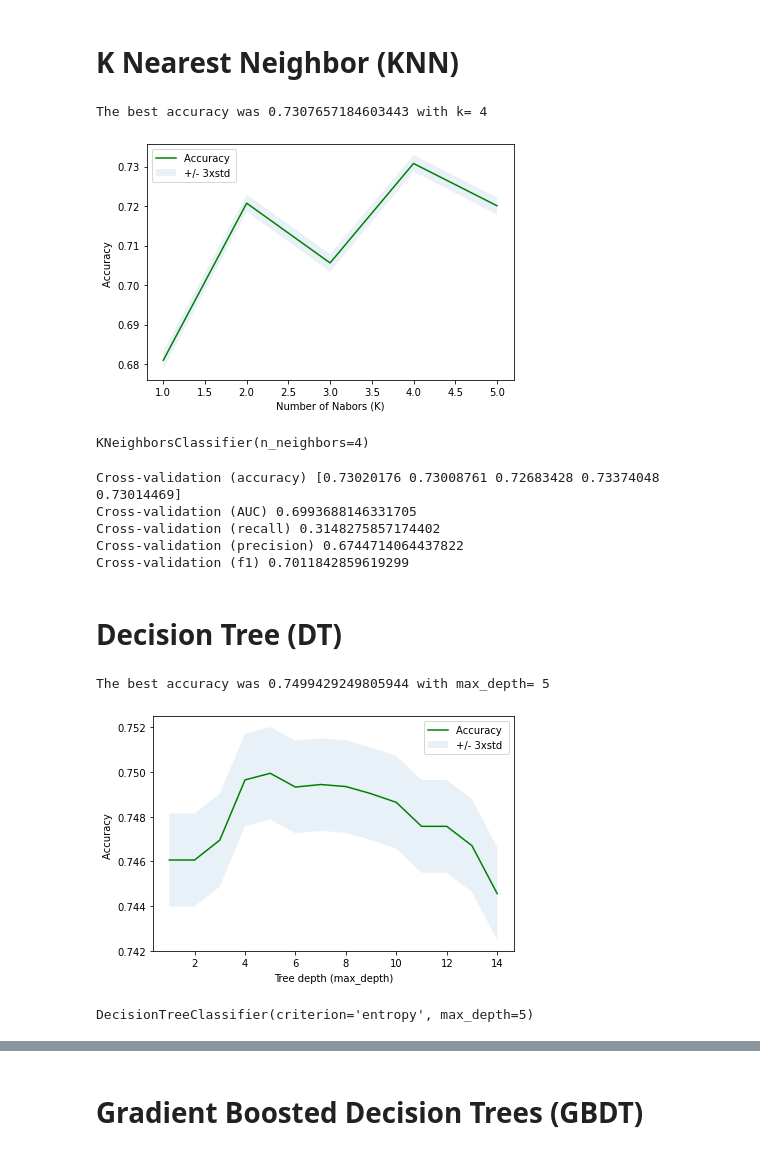
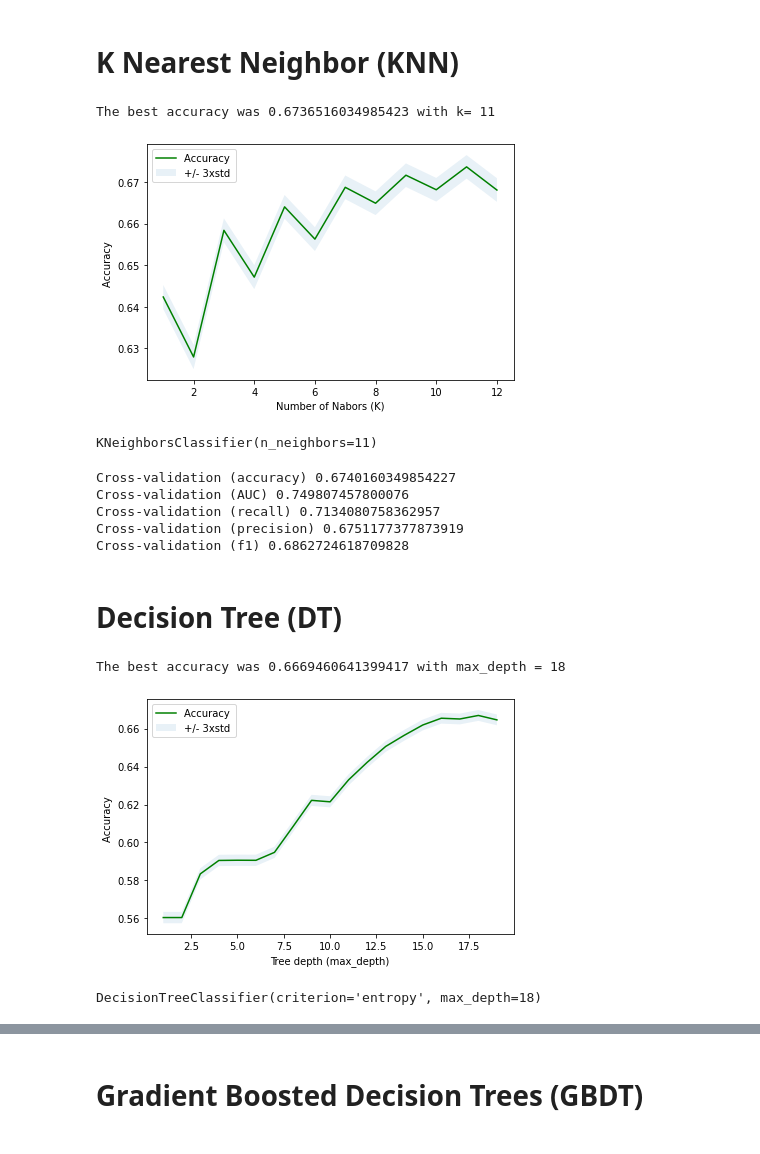
Before and after one commit to chewitty/Coursera_Capstone, a Jupyter notebook: Applied DS Capstone-wk21.ipynb, the cells around one changed output, grey strips where cells are left out. Drawn from its saved outputs; the diff is of its cells as text; code cells hidden in the pictures.

Commit message:
now using directly downloaded collisions Seatle data that contains fatalities, injuries, etc; also added evaluation with confusion matrices

```diff
--- a/Applied DS Capstone-wk21.ipynb
+++ b/Applied DS Capstone-wk21.ipynb
@@ -741,0 +906,3 @@ y_whole.shape
+# %%
+y_whole = collisions_df['severity'].values
+y_whole.shape
@@ -741,0 +916,26 @@ y_whole.shape
+# %%
+from sklearn.utils import resample
+
+#select 1=upsampling or 2=downsampling
+approach = 2
+unbalanced_df = X_whole.copy()
+unbalanced_df['severity'] = pd.Series(y_whole)
+# First, we'll separate observations from each class into different DataFrames
+print('Unbalance class counts:', unbalanced_df.severity.value_counts()[0], ',', unbalanced_df.severity.value_counts()[1])
+df_majority = unbalanced_df[unbalanced_df.severity == 0]
+df_minority = unbalanced_df[unbalanced_df.severity == 1]
+print('Majority class shape:', df_majority.shape)
+print('Minority class shape:', df_minority.shape)
+# Upsample minority class
+if (approach == 1):
+    df_minority_upsampled = resample(df_minority, replace=True, n_samples=len(df_majority), random_state=0)
+    # Combine majority class with upsampled minority class
+    balanced_df = pd.concat([df_majority, df_minority_upsampled])
+elif (approach == 2):
+    # Downsample majority class
+    df_majority_downsampled = resample(df_majority, replace=False, n_samples=len(df_minority), random_state=0)
+    # Combine majority class with upsampled minority class
+    balanced_df = pd.concat([df_minority, df_majority_downsampled])
+
+# Display new class counts
+print('Balanced class counts:', balanced_df.severity.value_counts()[0], ',', balanced_df.severity.value_counts()[1])
@@ -741,0 +949,5 @@ y_whole.shape
+# %%
+y_whole = balanced_df['severity']
+X_whole = balanced_df.drop(columns=['severity'])
+print('X shape:', X_whole.shape)
+print('y shape:', y_whole.shape)
@@ -952,7 +1183,7 @@ dict_keys(['explained_variance', 'r2', 'max_error', 'neg_median_absolute_error',
 # K Nearest Neighbor (KNN)
 # %%
 # Calculate the accuracy of KNN for different Ks
-Ks = 6
+Ks = 13
 mean_acc = np.zeros((Ks-1))
 std_acc = np.zeros((Ks-1))
 for n in range(1,Ks):
@@ -971,18 +1202,18 @@ plt.xlabel('Number of Nabors (K)')
 plt.tight_layout()
 plt.show()
 # %% [output]
-The best accuracy was 0.7307657184603443 with k= 4
+The best accuracy was 0.6736516034985423 with k= 11
-[figure, old version]
+[figure, new version]
 # %%
 # Finally, train Model using the best k
-k = 4 # optimal k from above
+k = 11 # optimal k from above
 knn_model = KNeighborsClassifier(n_neighbors = k)
 knn_model
 # %% [output]
-KNeighborsClassifier(n_neighbors=4)
+KNeighborsClassifier(n_neighbors=11)
 # %%
 # Evaluate model: accuracy is the default scoring metric
-print('Cross-validation (accuracy)', cross_val_score(knn_model, X, y, cv=5))
+print('Cross-validation (accuracy)', np.average(cross_val_score(knn_model, X, y, cv=5)))
 # use AUC as scoring metric
 print('Cross-validation (AUC)', np.average(cross_val_score(knn_model, X, y, cv=5, scoring = 'roc_auc')))
 # use recall as scoring metric
@@ -990,46 +1221,46 @@ print('Cross-validation (recall)', np.average(cross_val_score(knn_model, X, y, c
 # use precision as scoring metric
 print('Cross-validation (precision)', np.average(cross_val_score(knn_model, X, y, cv=5, scoring = 'precision_macro')))
 # use f1 as scoring metric
-print('Cross-validation (f1)', np.average(cross_val_score(knn_model, X, y, cv=5, scoring = 'f1_weighted')))
+print('Cross-validation (f1)', np.average(cross_val_score(knn_model, X, y, cv=5, scoring = 'f1')))
 # %% [output]
-Cross-validation (accuracy) [0.73020176 0.73008761 0.72683428 0.73374048 0.73014469]
-Cross-validation (AUC) 0.6993688146331705
-Cross-validation (recall) 0.3148275857174402
-Cross-validation (precision) 0.6744714064437822
-Cross-validation (f1) 0.7011842859619299
+Cross-validation (accuracy) 0.6740160349854227
+Cross-validation (AUC) 0.749807457800076
+Cross-validation (recall) 0.7134080758362957
+Cross-validation (precision) 0.6751177377873919
+Cross-validation (f1) 0.6862724618709828
 # %% [markdown]
 # Decision Tree (DT)
 # %%
 # Calculate the accuracy of tree classifier for different depths
-tree_depths = 15
+tree_depths = 20
 mean_acc = np.zeros((tree_depths-1))
 std_acc = np.zeros((tree_depths-1))
 for n in range(1,tree_depths):
     #Train Model and Predict
     tree_classifier = DecisionTreeClassifier(criterion="entropy", max_depth = n)
     tree_classifier.fit(X_train,y_train)
     yhat=tree_classifier.predict(X_test)
     mean_acc[n-1] = np.mean(y_test == yhat)
     std_acc[n-1]=np.std(yhat==y_test)/np.sqrt(yhat.shape[0])
-print( "The best accuracy was", mean_acc.max(), "with max_depth=", mean_acc.argmax()+1)
+print( "The best accuracy was", mean_acc.max(), "with max_depth =", mean_acc.argmax()+1)
 # Plot model accuracy for different tree depths
 plt.plot(range(1,tree_depths),mean_acc,'g')
 plt.fill_between(range(1,tree_depths),mean_acc - 1 * std_acc,mean_acc + 1 * std_acc, alpha=0.10)
 plt.legend(('Accuracy ', '+/- 3xstd'))
 plt.ylabel('Accuracy ')
 plt.xlabel('Tree depth (max_depth)')
 plt.tight_layout()
 plt.show()
 # %% [output]
-The best accuracy was 0.7499429249805944 with max_depth= 5
+The best accuracy was 0.6669460641399417 with max_depth = 18
-[figure, old version]
+[figure, new version]
 # %%
 # Train Model and Predict
-tree_depths = 5 # optimal depth from above
+tree_depths = 18 # optimal depth from above
 tree_model = DecisionTreeClassifier(criterion="entropy", max_depth = tree_depths)
 tree_model
 # %% [output]
-DecisionTreeClassifier(criterion='entropy', max_depth=5)
+DecisionTreeClassifier(criterion='entropy', max_depth=18)
 # %%
 # Evaluate model: accuracy is the default scoring metric
 print('Cross-validation (accuracy)', np.average(cross_val_score(tree_model, X, y, cv=5)))
```
Also changed, not shown: parts of 105 cells of this notebook.
